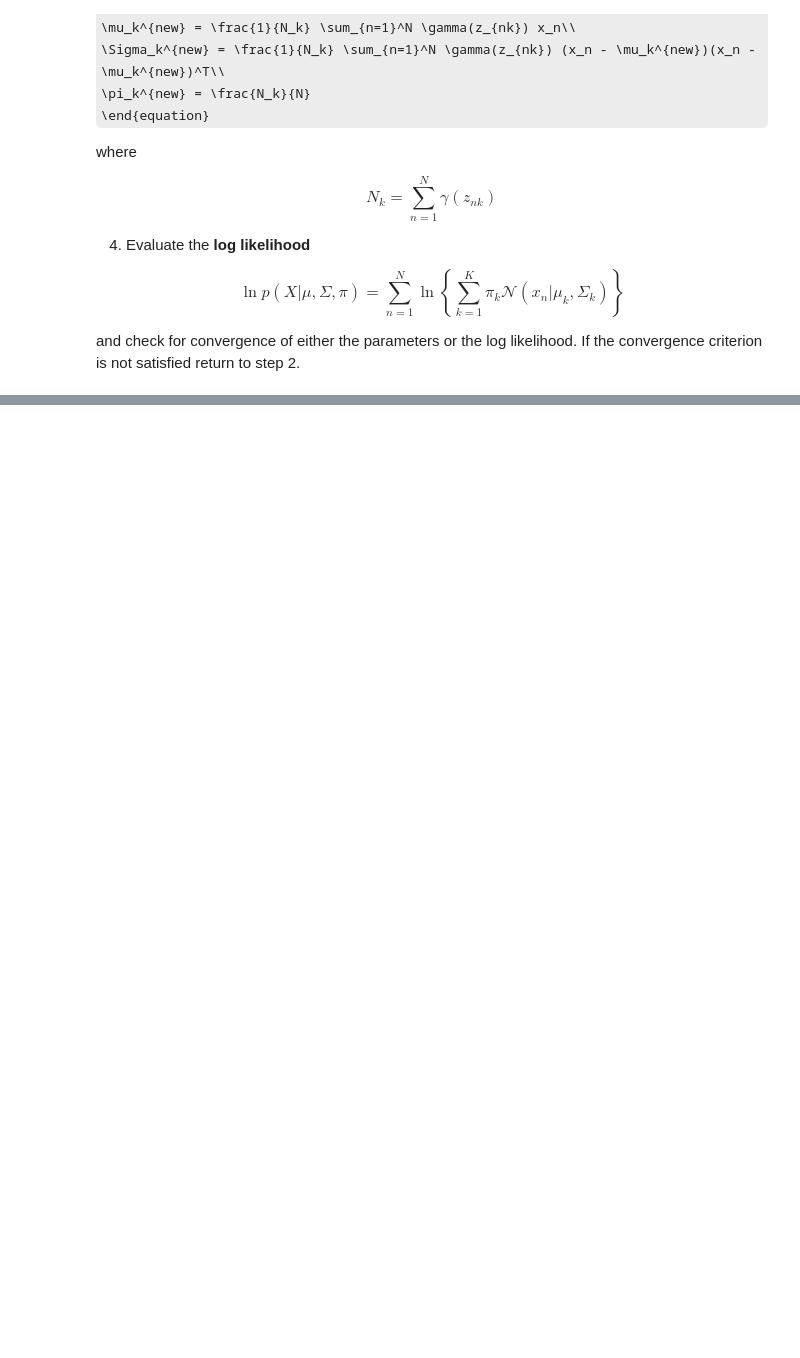
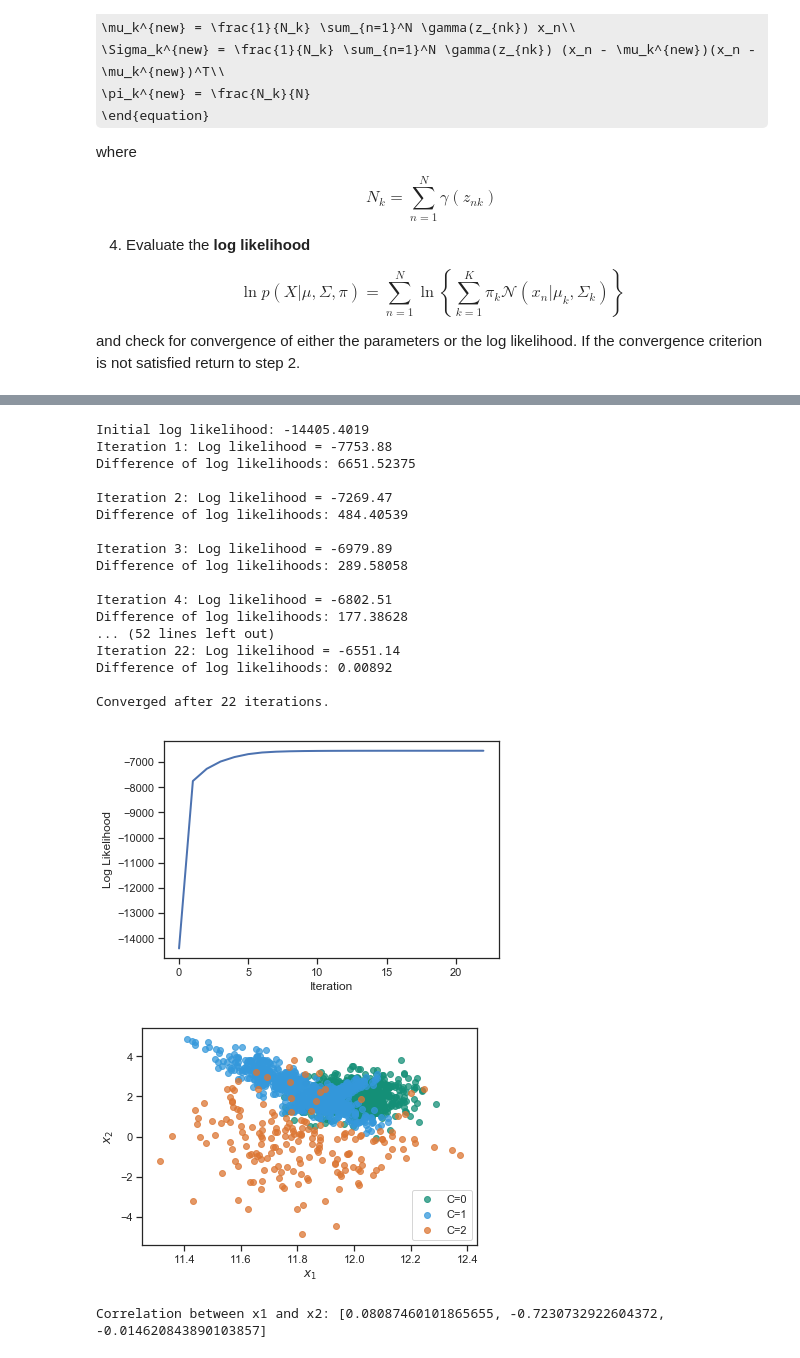
Before and after one commit to ChristophSchmidl/statistical-machine-learning, a Jupyter notebook: assignment-04/code/Exercise_4.ipynb, the cells around one changed output, grey strips where cells are left out. Drawn from its saved outputs; the diff is of its cells as text; code cells hidden in the pictures; some formulas as TeX source; blank space fills up the shorter version.

```diff
--- a/assignment-04/code/Exercise_4.ipynb
+++ b/assignment-04/code/Exercise_4.ipynb
@@ -343,0 +348,52 @@ Correlation between x1 and x2: [-0.325795621751765, -0.05387307557365256]
+# %%
+# Exercise 4.4a
+
+K = 3
+
+pi, mu, sigma, gamma, log_likelihoods = expectation_maximization(data, K, early_stopping=True)
+
+# *** Plotting ***
+log_likelihood_range = range(0, len(log_likelihoods))
+plt.plot(log_likelihood_range, log_likelihoods, linewidth=2, linestyle="-")
+plt.xlabel('Iteration')
+plt.ylabel('Log Likelihood')
+plt.savefig('figure_4_4_a_log_likelihoods.png')
+plt.show()
+
+colors = ['#148F77', '#3498DB', '#DC7633', '#85C1E9']
+
+plt.figure()
+# 'Predictions' are just based on the responsibilities/gammas
+for k, color in zip(range(K), colors):
+    plt.scatter(data[np.argmax(gamma, 1)==k, 0], data[np.argmax(gamma, 1)==k, 1], alpha = 0.75, c=color, label='C=%d'%k)
+
+plt.xlabel('$x_1$')
+plt.ylabel('$x_2$')
+plt.legend()
+plt.savefig('figure_4_4_a_resp.png')
+plt.show()
+
+
+correlation = [sigma[k][0, 1] / np.sqrt(sigma[k][0, 0] * sigma[k][1, 1]) for k in range(0, K)]
+print("Correlation between x1 and x2: {}".format(correlation))
+# %% [output]
+Initial log likelihood: -14405.4019
+Iteration 1: Log likelihood = -7753.88
+Difference of log likelihoods: 6651.52375
+
+Iteration 2: Log likelihood = -7269.47
+Difference of log likelihoods: 484.40539
+
+Iteration 3: Log likelihood = -6979.89
+Difference of log likelihoods: 289.58058
+
+Iteration 4: Log likelihood = -6802.51
+Difference of log likelihoods: 177.38628
+... (52 lines left out)
+Iteration 22: Log likelihood = -6551.14
+Difference of log likelihoods: 0.00892
+
+Converged after 22 iterations.
+[figure, added]
+[figure, added]
+Correlation between x1 and x2: [0.08087460101865655, -0.7230732922604372, -0.014620843890103857]
```
Also changed, not shown: parts of 5 cells of this notebook, 9 other files.
